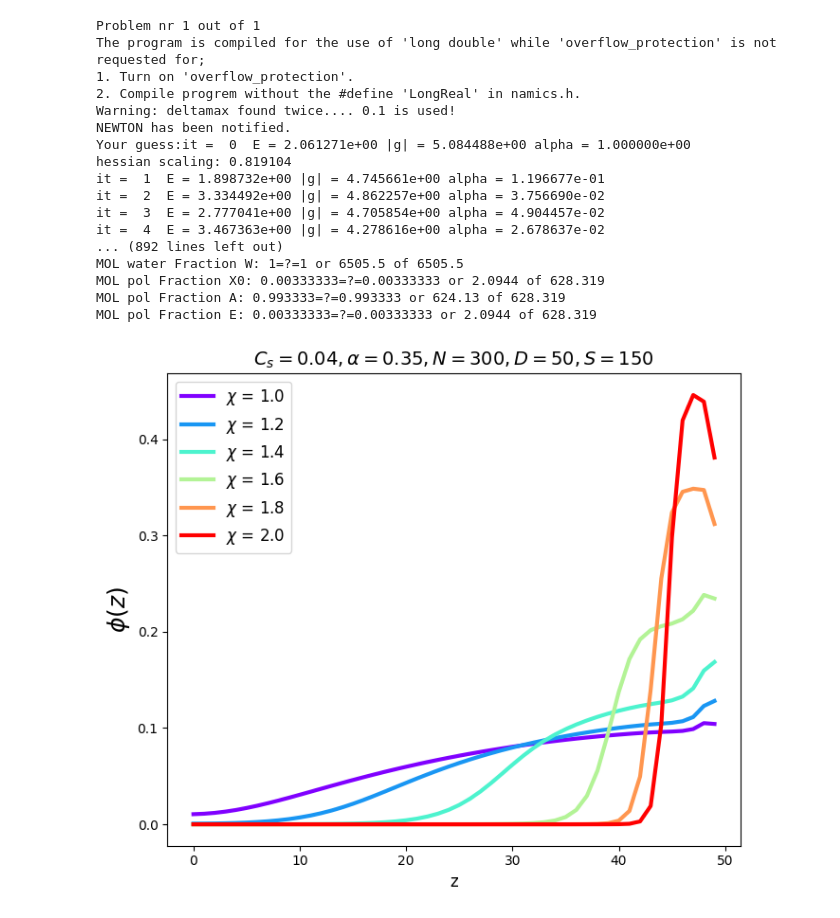
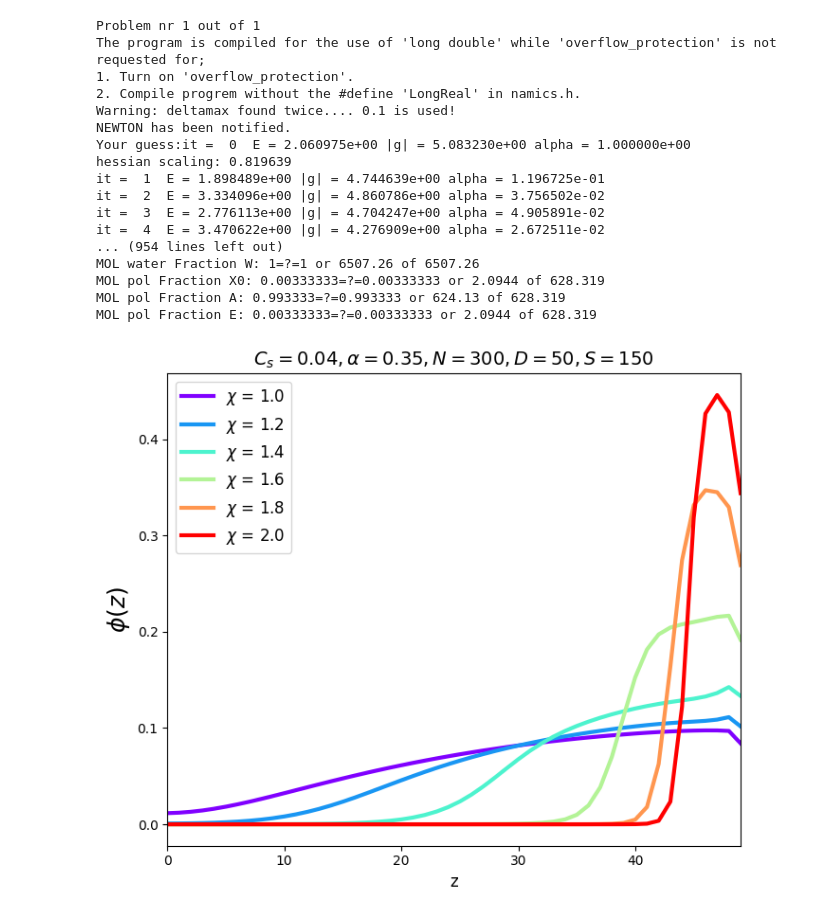
Before and after one commit to salatovaoaoaoa/PB_SCF, a Jupyter notebook: 04_solvent_chi_pore/Figures/var_chi_only_cs.ipynb, the cells around one changed output. Saved outputs shown, nothing was run; the diff lists cells and outputs as text; code cells hidden in the pictures.

```diff
--- a/04_solvent_chi_pore/Figures/var_chi_only_cs.ipynb
+++ b/04_solvent_chi_pore/Figures/var_chi_only_cs.ipynb
@@ -19,7 +19,7 @@ S = 150
 
 D = 50
 N = 300
-chi_surf = -0.3
+chi_surf = 0
 # %%
 # Функция для вычисления профилей
 def compute_profiles(Cs, chi_range, alpha):
@@ -57,37 +57,38 @@ The program is compiled for the use of 'long double' while 'overflow_protection'
 2. Compile progrem without the #define 'LongReal' in namics.h.
 Warning: deltamax found twice.... 0.1 is used!
 NEWTON has been notified.
-Your guess:it =  0  E = 2.061271e+00 |g| = 5.084488e+00 alpha = 1.000000e+00
-hessian scaling: 0.819104
-it =  1  E = 1.898732e+00 |g| = 4.745661e+00 alpha = 1.196677e-01
-it =  2  E = 3.334492e+00 |g| = 4.862257e+00 alpha = 3.756690e-02
-it =  3  E = 2.777041e+00 |g| = 4.705854e+00 alpha = 4.904457e-02
-it =  4  E = 3.467363e+00 |g| = 4.278616e+00 alpha = 2.678637e-02
-... (892 lines left out)
-MOL water Fraction W: 1=?=1 or 6505.5 of 6505.5
+Your guess:it =  0  E = 2.060975e+00 |g| = 5.083230e+00 alpha = 1.000000e+00
+hessian scaling: 0.819639
+it =  1  E = 1.898489e+00 |g| = 4.744639e+00 alpha = 1.196725e-01
+it =  2  E = 3.334096e+00 |g| = 4.860786e+00 alpha = 3.756502e-02
+it =  3  E = 2.776113e+00 |g| = 4.704247e+00 alpha = 4.905891e-02
+it =  4  E = 3.470622e+00 |g| = 4.276909e+00 alpha = 2.672511e-02
+... (954 lines left out)
+MOL water Fraction W: 1=?=1 or 6507.26 of 6507.26
 MOL pol Fraction X0: 0.00333333=?=0.00333333 or 2.0944 of 628.319
 MOL pol Fraction A: 0.993333=?=0.993333 or 624.13 of 628.319
 MOL pol Fraction E: 0.00333333=?=0.00333333 or 2.0944 of 628.319
 # %%
 # Построение графика для Cs = 0.04
 fig, axes = plt.subplots(figsize=(7, 6))  # Один график
 
 # Количество кривых для нормализации цветов
 norm = Normalize(vmin=min(chi_range), vmax=max(chi_range))  # Нормализуем диапазон для палитры
 cmap = cm.rainbow  # Используем палитру plasma
 
 # График для Cs = 0.04
 axes.set_title(f"$C_s = {Cs}, \\alpha = {alpha}, N = {N}, D = {D}, S = {S}$", fontsize=14)
 for i, (chi, (coord, phi_brush)) in enumerate(phi_SCF_alpha_0_3_0_04.items()):
     color = cmap(norm(chi))  # Получаем цвет из палитры plasma
     axes.plot(coord, phi_brush, label=f"$\chi$ = {chi}", color=color, linewidth=3)
 axes.set_xlabel("z", fontsize=12)
 axes.set_ylabel(r"$\phi(z)$", fontsize=18)
 axes.legend(fontsize=12)
+axes.set_xlim(0, D-1)
 
 # Настройки и отображение
 plt.tight_layout()
-# plt.savefig('var_chi_cs.pdf', dpi=300, bbox_inches='tight')
+# plt.savefig('chi_figure.pdf', dpi=300, bbox_inches='tight')
 plt.show()
 # %% [output]
-[figure, old version]
+[figure, new version]
```
Also changed, not shown: 5 other files.
